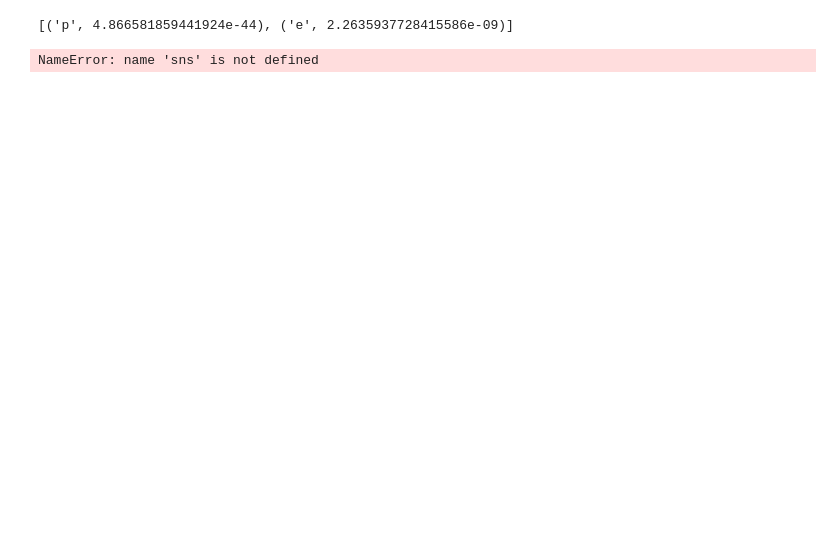
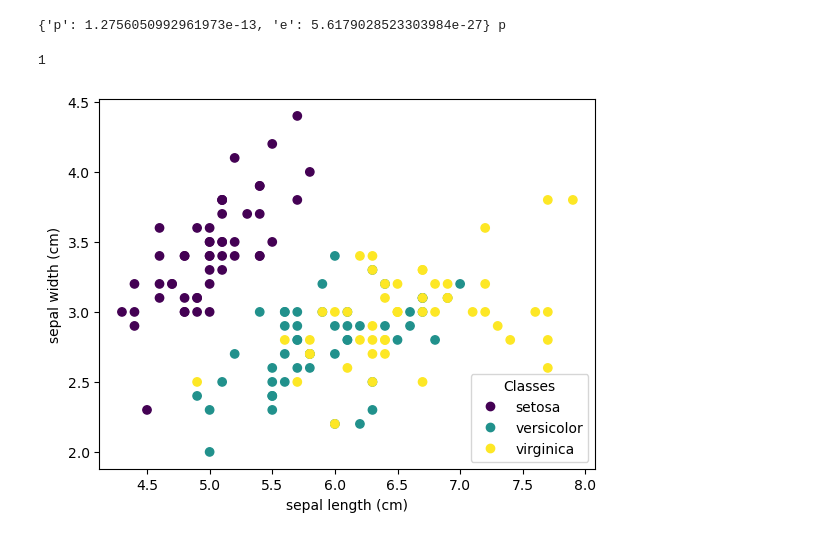
Before and after one commit to FalcO0O/Statystyka-projekt-AGH, a Jupyter notebook: statystyka1.ipynb, the cells around one changed output. Cells and saved outputs as stored; diff of their text form; code cells hidden in the pictures; blank space fills up the shorter version.

Commit message:
poprawa czytelnosci i dzialajacy GNBC

```diff
--- a/statystyka1.ipynb
+++ b/statystyka1.ipynb
@@ -149,8 +153,8 @@ trenowanie systemu: NBC.fit(X_train, "nazwa_kolumny_do_nauki"), dla nas nazwa...
 estymacja dla p o j e d y n c z e g o wiersza NBC.predict(X_test.iloc[ind], column_name), gdzie ind to numer wiersza, liczac od gory, zwraca najbardziej prawdopodobna wartosc zmiennej szukanej, column_name patrz wyzej.
 tablica prawdopodobienstw, mozliwych wynikow, dla p o j e d y n c z e g o wiersza: NBC.predict_proba(X_test.iloc[ind], column_name)
 """
-NBC=MulitnomialNaiveBayesClassifie()
-NBC.fit(X, "class")
-NBC.predict_proba(X.iloc[1], "class")
+NBC=MultinomialNaiveBayesClassifier()
+NBC.fit(X, "class", -40)
+print(NBC.predict_proba(X.iloc[0]),X['class'].iloc[0])
 # %% [output]
-[('p', 4.866581859441924e-44), ('e', 2.2635937728415586e-09)]
+{'p': 1.2756050992961973e-13, 'e': 5.6179028523303984e-27} p
@@ -157,13 +277,20 @@ NBC.predict_proba(X.iloc[1], "class")
 # %%
-for column in data.columns:
-    if column != "class": # Ominięcie kolumny z klasą
-        print(f"Cecha: {column}")
-        print(data.groupby("class")[column].value_counts(), "\n")
+iris = datasets.load_iris()
+data = pd.DataFrame(iris.data, columns=iris.feature_names)
+data['class'] = iris.target
+GNBC=GaussianNaiveBayesClassifier()
+GNBC.fit(data, 'class', -50)
+GNBC.predict(data.iloc[len(data)//2])
+# %% [output]
+1
 # %%
+iris = datasets.load_iris()
 
-# Wykres punktowy zapachu (odor) i rozmiaru blaszek (gill-size)
-sns.scatterplot(data=data_encoded, x='odor', y='gill-size', hue=data['class'], palette={'e': 'green', 'p': 'red'})
-plt.title("Zależność między 'odor' a 'gill-size'")
-plt.show()
+_, ax = plt.subplots()
+scatter = ax.scatter(iris.data[:, 0], iris.data[:, 1], c=iris.target)
+ax.set(xlabel=iris.feature_names[0], ylabel=iris.feature_names[1])
+_ = ax.legend(
+    scatter.legend_elements()[0], iris.target_names, loc="lower right", title="Classes"
+)
 # %% [output]
-NameError: name 'sns' is not defined
+[figure, added]
```
Also changed, not shown: parts of 5 cells of this notebook.
